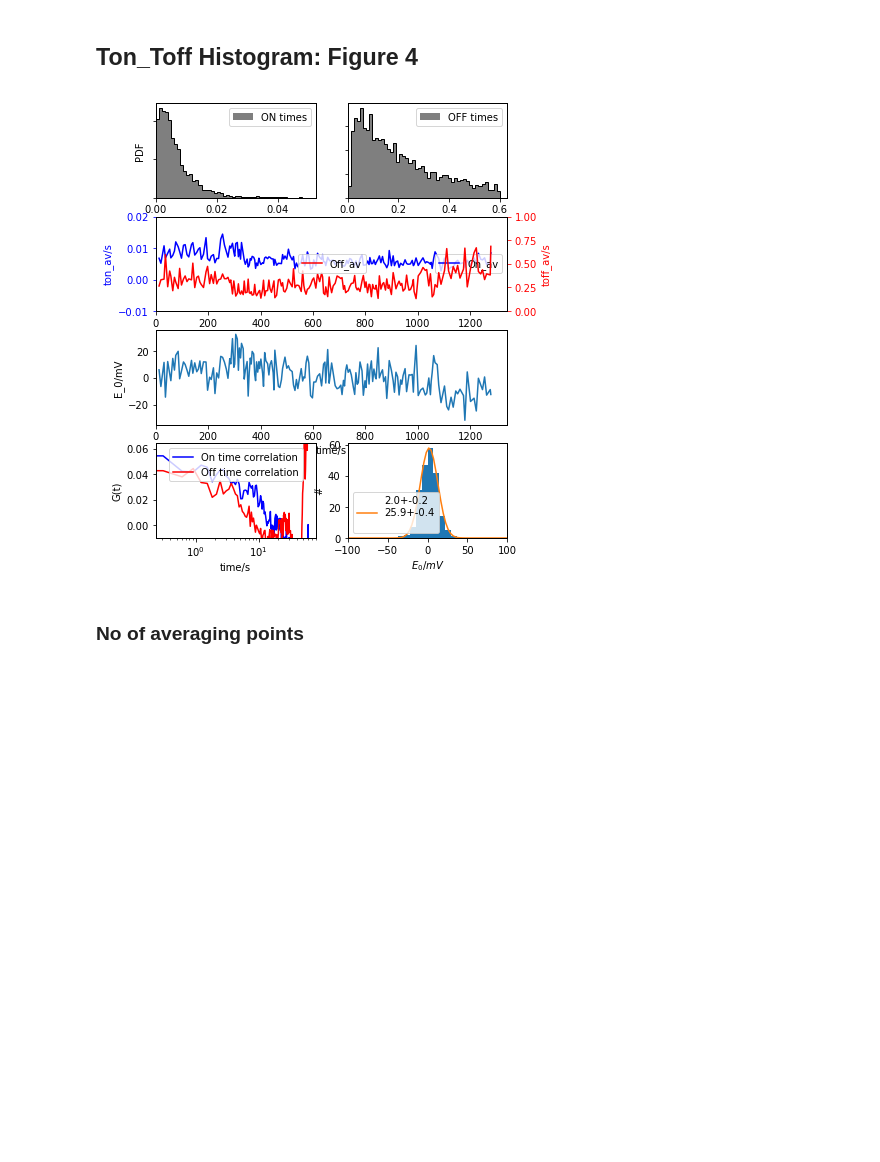
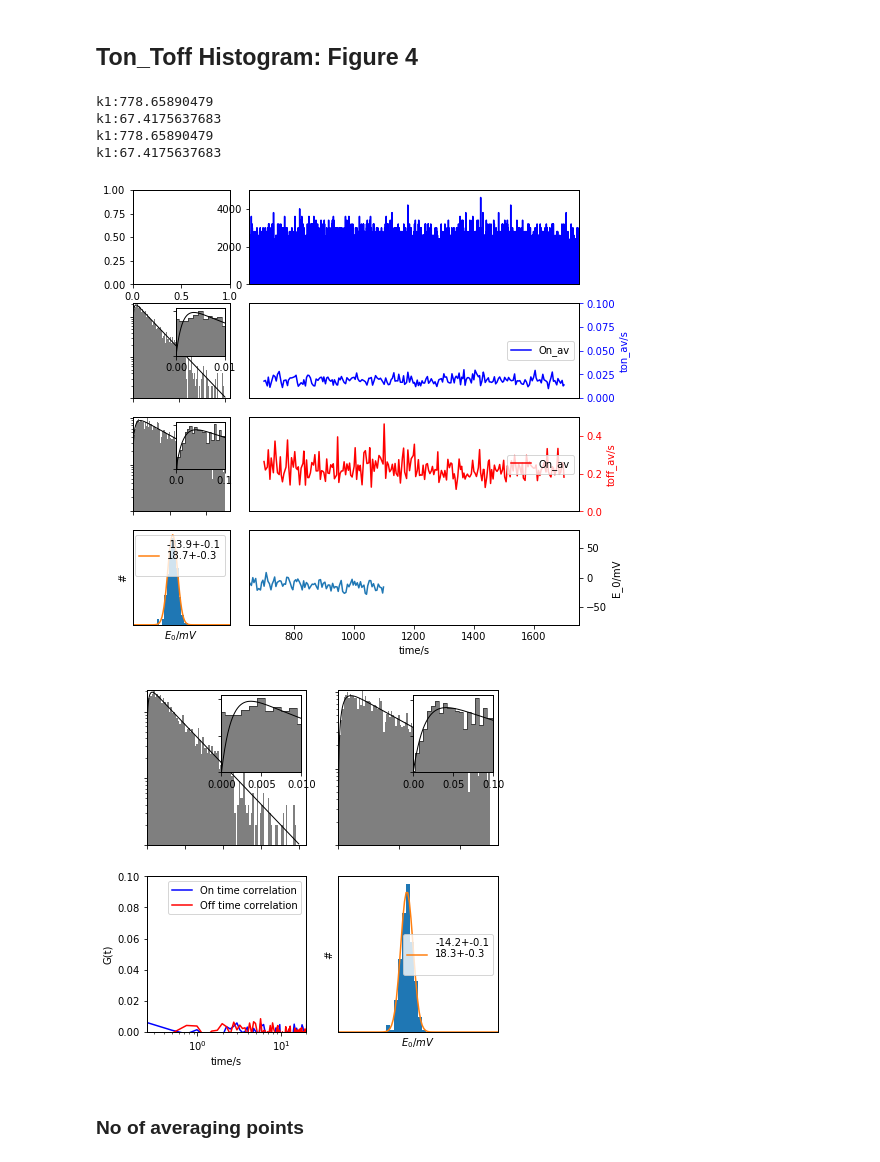
Before and after one commit to biswajitSM/Azurin_SM_repo, a Jupyter notebook: Manuscript/Figure/Manuscript_figures.ipynb, the cells around one changed output. Cells and saved outputs as stored; diff of their text form; code cells hidden in the pictures; blank space fills up the shorter version.

```diff
--- a/Manuscript/Figure/Manuscript_figures.ipynb
+++ b/Manuscript/Figure/Manuscript_figures.ipynb
@@ -428,5 +453,5 @@ def histogram_on_off_all_folder(folderlist= allfolders, input_potential=[100], p
 # %%
-fig = histogram_on_off_all_folder(folderlist= allfolders, input_potential=[100], pointnumbers=range(100),
-                          bins_on=200, range_on=[0, 0.05], bins_off=100, range_off=[0, 1], plotting=True);
+fig, t_ons, t_offs, n_on, bins_on, n_off, bins_off = histogram_on_off_all_folder(folderlist= allfolders, input_potential=[100], pointnumbers=range(100),
+                          bins_on=200, range_on=[0, 0.1], bins_off=400, range_off=[0, 2], plotting=True);
 savefig('/home/biswajit/Downloads/many_sm_hist.svg', format='svg', dpi=300, transparent=True)
 # %% [output]
@@ -827,13 +851,25 @@ def histogram_on_off_1mol(foldername= foldername, input_potential=[100], pointnu
     return(t_av_on, t_av_off, G)
-# %%
-mpl.rcParams["font.size"] = "10"
-homedir=r'/home/biswajit/Research/Reports_ppt/reports/AzurinSM-MS4/data/S106d18May17_635_CuAzu655_longtime';#data directory
-t_av_on, t_av_off, G = histogram_on_off_1mol(foldername= homedir, input_potential=[100], pointnumbers=[26],
-                                                                      bins_on=50, range_on=[0, 0.05], bins_off=50, range_off=[0, 0.6], plotting=True, sum_points=20)
-savefig('/home/biswajit/Downloads/SM_statistics.svg', format='svg', dpi=300, transparent=True);
-mpl.rcParams["font.size"] = "10"
-# %% [output]
-[figure, removed]
+# %%
+os.chdir(r'/home/biswajit/Research/Reports_ppt/reports/AzurinSM-MS4/Azurin_SM_repo/Analysis')
+# from longtrace_stat import histogram_on_off_1mol
+%run longtrace_stat.py
+S105_longfold = r'/home/biswajit/Research/Reports_ppt/reports/AzurinSM-MS4/data/S105d15May17_60.5%635_A1_CuAzu655_longtime/'
+S106_longfold=r'/home/biswajit/Research/Reports_ppt/reports/AzurinSM-MS4/data/S106d18May17_635_CuAzu655_longtime';#data directory
+fig1, fig2 = histogram_on_off_1mol(foldername= S105_longfold, input_potential=[50],
+                            pointnumbers=[16], time_lim = [650, 1750],
+                            bins_on=100, range_on=[0, 0.1],
+                            bins_off=100, range_off=[0, 0.5],
+                            E0range=[-80, 80], sum_points=20,
+                            G_lim=[0, 0.1], tlag_lim=[0, 20]);
+fig1.savefig('/home/biswajit/Downloads/sm_hist.svg', dpi=300, trasparent = True)
+fig2.savefig('/home/biswajit/Downloads/dynamic_corr.svg', dpi=300, trasparent = True)
+# %% [output]
+k1:778.65890479
+k1:67.4175637683
+k1:778.65890479
+k1:67.4175637683
+[figure, added]
+[figure, added]
 # %% [markdown]
 ### No of averaging points
 # %%
```
Also changed, not shown: parts of 12 cells of this notebook, 13 other files.
